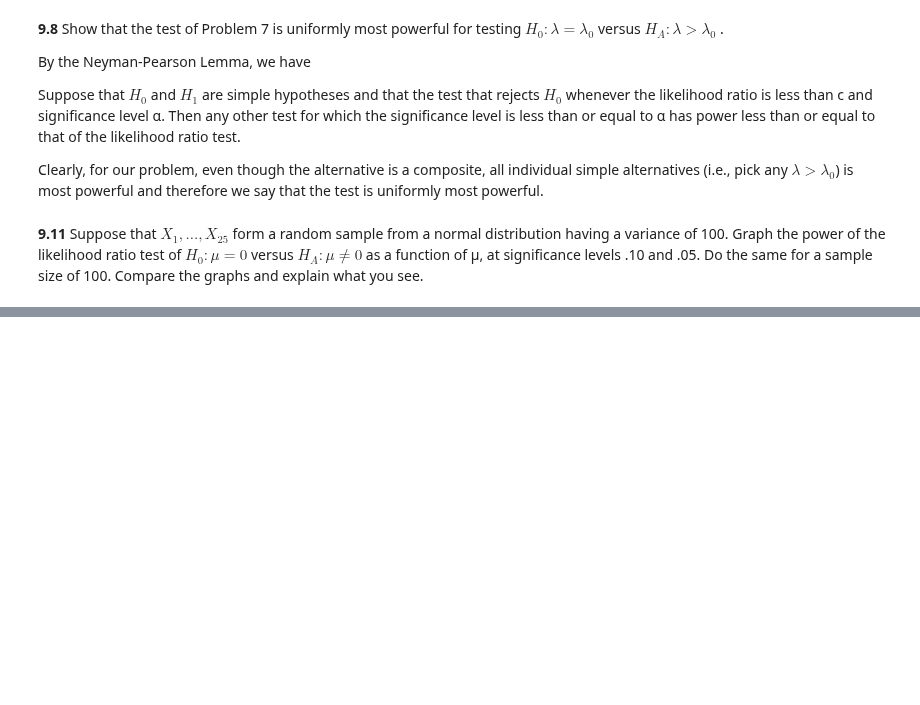
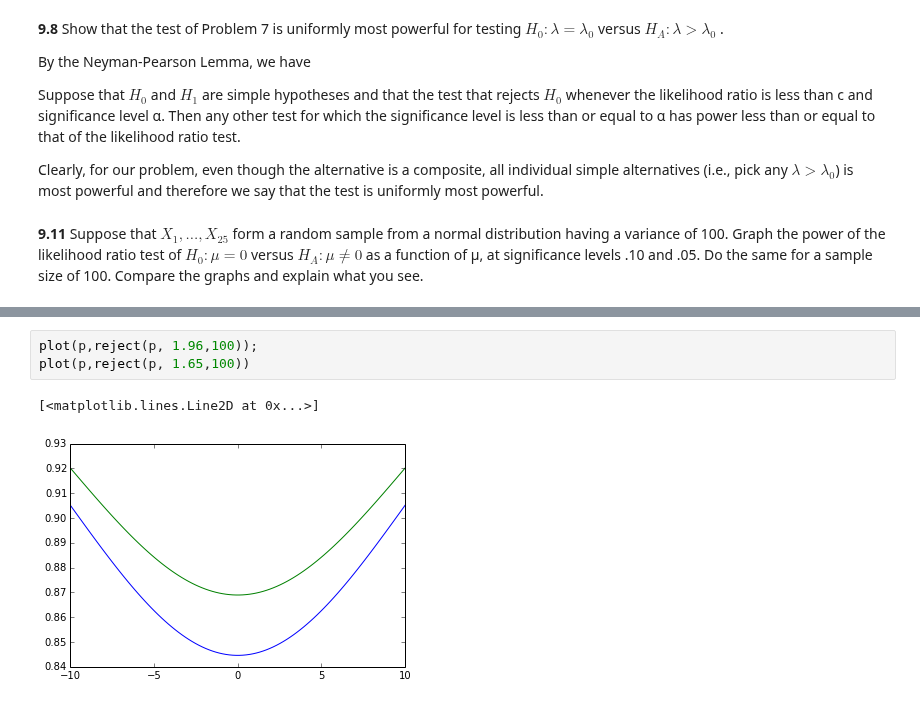
Before and after one commit to Chuphay/school, a Jupyter notebook: mStat2/Homework #2.ipynb, the cells around one changed output, grey strips where cells are left out. Saved outputs shown, nothing was run; the diff lists cells and outputs as text; blank space fills up the shorter version.

```diff
--- a/mStat2/Homework #2.ipynb
+++ b/mStat2/Homework #2.ipynb
@@ -198,0 +202,6 @@ sqrt(100)*norm.ppf(0.95)/sqrt(25)
+# %%
+plot(p,reject(p, 1.96,100));
+plot(p,reject(p, 1.65,100))
+# %% [output]
+[<matplotlib.lines.Line2D at 0x...>]
+[figure, added]
```
Also changed, not shown: parts of 7 cells of this notebook.
